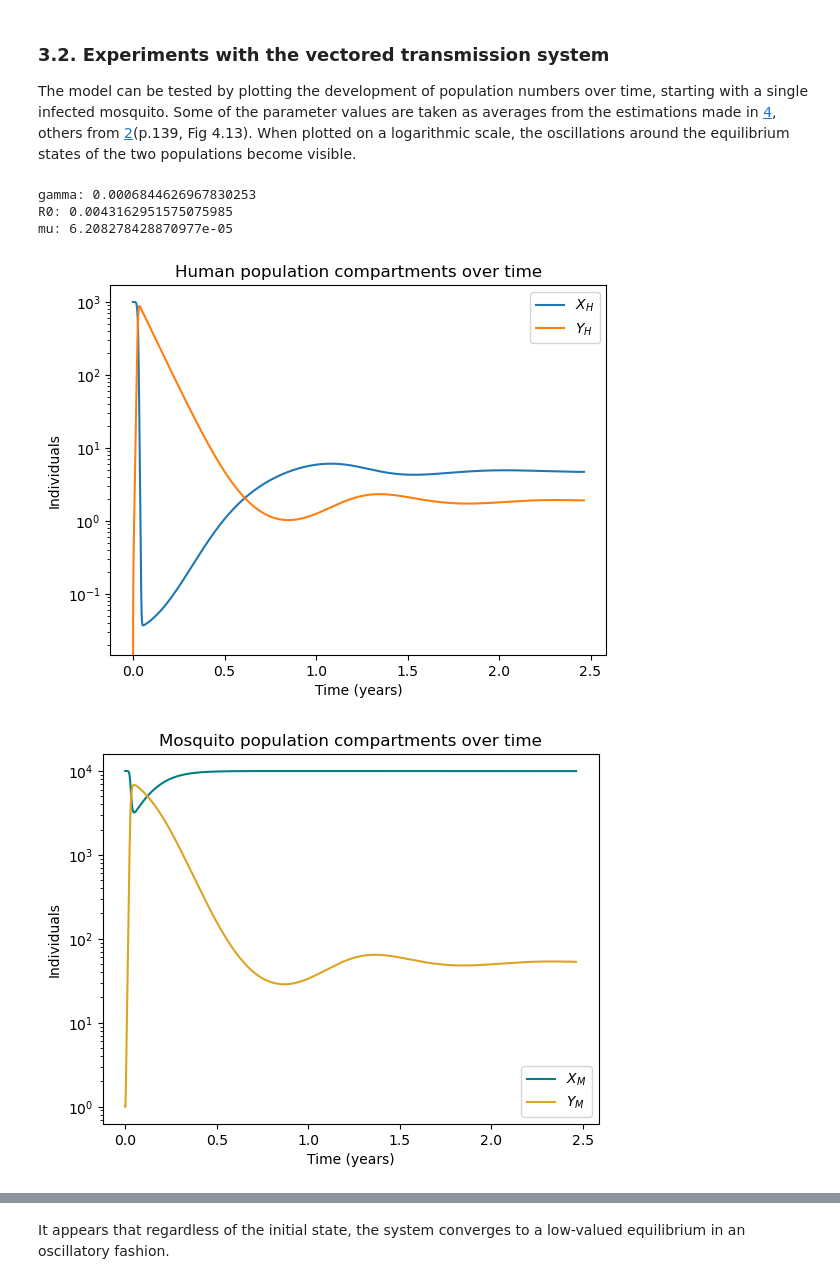
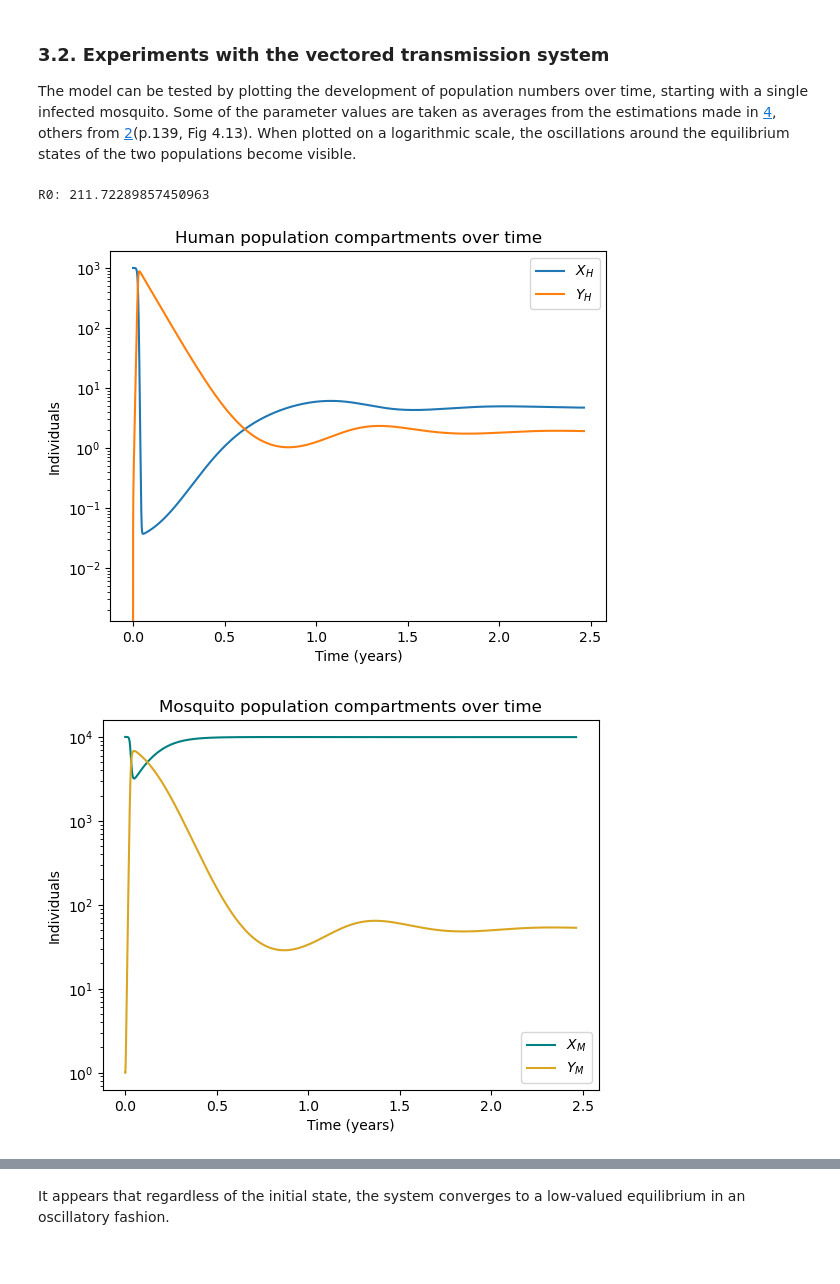
Before and after one commit to mboyan/intro-to-computational-science, a Jupyter notebook: Assignments/Assignment 1/Assignment 1 - SIR model (ODE) - Boyan Mihaylov.ipynb, the cells around one changed output, grey strips where cells are left out. Drawn from its saved outputs; the diff is of its cells as text; code cells hidden in the pictures.

```diff
--- a/Assignments/Assignment 1/Assignment 1 - SIR model (ODE) - Boyan Mihaylov.ipynb
+++ b/Assignments/Assignment 1/Assignment 1 - SIR model (ODE) - Boyan Mihaylov.ipynb
@@ -1194,11 +1194,10 @@ class InfectionModelMultiHost:
     def ODE_mh(self, X, Y, Z, Y_vec, gamma, mu, v, t_p):
         """ODEs for interaction
         """
-        #print(X)
 
-        self.dX = v - self.r*t_p*Y_vec*X - mu*X
-        self.dY = self.r*t_p*Y_vec*X - mu*Y - gamma*Y
-        self.dZ = gamma*Y - mu*Z
+        self.dX = v - self.r * t_p * Y_vec * X - mu*X
+        self.dY = self.r * t_p * Y_vec * X - mu * Y - gamma * Y
+        self.dZ = gamma * Y - mu * Z
 
         return np.array([self.dX, self.dY, self.dZ])
 
@@ -1216,10 +1215,10 @@ class InfectionModelMultiHost:
         Zm = pop_nums[4]
 
 
-        Xh_new, Yh_new, Zh_new = self.ODE_mh(Xh, Yh, Zh, Ym, self.H.gamma, self.H.mu, self.H.v, self.tprobs[0])
-        Xm_new, Ym_new, Zm_new = self.ODE_mh(Xm, Ym, Zm, Yh, self.M.gamma, self.M.mu, self.M.v, self.tprobs[1])
+        dXh, dYh, dZh = self.ODE_mh(Xh, Yh, Zh, Ym, self.H.gamma, self.H.mu, self.H.v, self.tprobs[0])
+        dXm, dYm, dZm = self.ODE_mh(Xm, Ym, Zm, Yh, self.M.gamma, self.M.mu, self.M.v, self.tprobs[1])
 
-        return np.array([Xh_new, Yh_new, Zh_new, Xm_new, Ym_new, Zm_new])
+        return np.array([dXh, dYh, dZh, dXm, dYm, dZm])
 
     def iterate(self, step, max_time):
         """Numerical integration
@@ -1245,14 +1244,17 @@ class InfectionModelMultiHost:
             time_log.append(time_elapsed)
 
             input_array = np.array([self.H.X,self.H.Y,self.H.Z,self.M.X,self.M.Y,self.M.Z])
-            self.H.X, self.H.Y, self.H.Z, self.M.X, self.M.Y, self.M.Z = runge_kutta(self.update_numbers,input_array,step)
+            self.H.X, self.H.Y, self.H.Z, self.M.X, self.M.Y, self.M.Z = runge_kutta(self.update,input_array,step)
+
+            # Correct mosquito Z if it becomes negative (due to lack of gamma term)
+            if self.M.Z < 0: self.M.Z = 0
 
             # Update populations
             self.H.update_pop(self.b)
             self.M.update_pop(self.b)
 
             # Update R0 value
-            self.R0 = self.b**2*self.tprobs[0]*self.tprobs[1]*self.M.N/(self.M.mu*(self.H.gamma+self.H.mu)*self.H.N)
+            if not self.H.const_N or self.M.const_N: self.R0 = self.b**2*self.tprobs[0]*self.tprobs[1]*self.M.N/(self.M.mu*(self.H.gamma+self.H.mu)*self.H.N)
 
             time_elapsed += step
 
@@ -1288,43 +1290,47 @@ b = 0.5
 
 XYZ_mh = InfectionModelMultiHost(t_probs, pop_sizes, Y_starts, lifespans, birthrates, rec_rates, const_Ns, b)
 
-print("gamma: "+str(SIR.gamma))
-print("R0: "+str(SIR.R0))
-print("mu: "+str(SIR.mu))
+print("R0: "+str(XYZ_mh.R0))
 
 # Iteration step
-step = 10e-2
+step = 10e-3
 
 # Time in days
 max_time = 900
 
 # Terform numerical integration
 Xh_log, Yh_log, Zh_log, Xm_log, Ym_log, Zm_log, time_log = XYZ_mh.iterate(step, max_time)
 
+# Track population sizes
+Nh_log = [Xh_log[i]+Yh_log[i]+Zh_log[i] for i in range(len(Xh_log))]
+Nm_log = [Xm_log[i]+Ym_log[i]+Zm_log[i] for i in range(len(Xm_log))]
+
 # Scale time to years
 time_log = np.multiply(time_log, 1/365.25)
 
 plt.plot(time_log, Xh_log,label='$X_H$')
 plt.plot(time_log, Yh_log,label='$Y_H$')
+#plt.plot(time_log, Zh_log,label='$Z_H$')
+#plt.plot(time_log, Nh_log,label='$N_H$')
 plt.legend()
 plt.xlabel('Time (years)')
 plt.ylabel('Individuals')
 plt.title('Human population compartments over time')
 plt.yscale('log')
 plt.show()
 
 plt.plot(time_log, Xm_log,label='$X_M$',color='teal')
 plt.plot(time_log, Ym_log,label='$Y_M$',color='goldenrod')
+#plt.plot(time_log, Zm_log,label='$Z_M$')
+#plt.plot(time_log, Nm_log,label='$N_M$')
 plt.legend()
 plt.xlabel('Time (years)')
 plt.ylabel('Individuals')
 plt.title('Mosquito population compartments over time')
 plt.yscale('log')
 plt.show()
 # %% [output]
-gamma: 0.0006844626967830253
-R0: 0.0043162951575075985
-mu: 6.208278428870977e-05
+R0: 211.72289857450963
-[figure, old version]
+[figure, new version]
 [figure]
 # %% [markdown]
```
Also changed, not shown: parts of 7 cells of this notebook.
